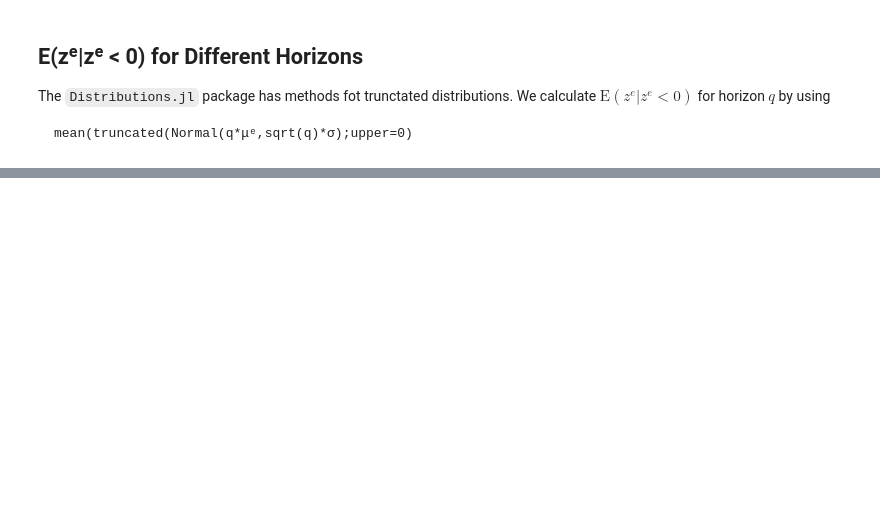
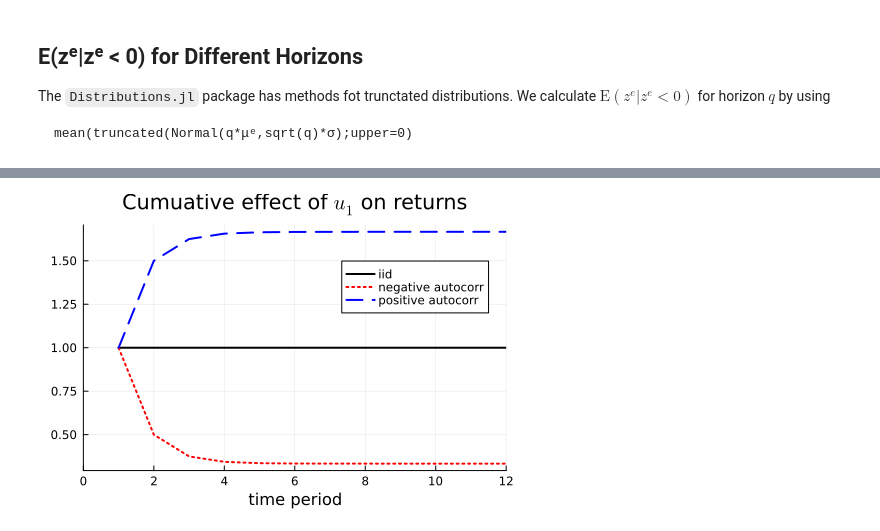
Before and after one commit to PaulSoderlind/FinancialTheoryMSc, a Jupyter notebook: Ch12_LongRun.ipynb, the cells around one changed output, grey strips where cells are left out. Drawn from its saved outputs; the diff is of its cells as text; code cells hidden in the pictures; blank space fills up the shorter version.

```diff
--- a/Ch12_LongRun.ipynb
+++ b/Ch12_LongRun.ipynb
@@ -91,0 +137,19 @@ to be done
+# %%
+(ϕ,σᵤ,σ_eta,T) = (0.25,0.05,0.02,12)
+
+(r_0,z_0) = xzModel3(0,0,T)
+(r_m,z_m) = xzModel3(ϕ,-0.5,T)
+(r_p,z_p) = xzModel3(ϕ,0.5,T)
+
+p1 = plot( 1:T,cumsum([r_0[:,1] r_m[:,1] r_p[:,1]],dims=1),
+           xlims = (0,T),
+           linestyle = [:solid :dot :dash],
+           linecolor = [:black :red :blue],
+           linewidth = 2,
+           label = ["iid" "negative autocorr" "positive autocorr"],
+           legend = (0.7,0.8),
+           title = L"Cumuative effect of $u_1$ on returns",
+           xlabel = "time period" )
+display(p1)
+# %% [output]
+[figure, added]
```
Also changed, not shown: parts of 12 cells of this notebook.
